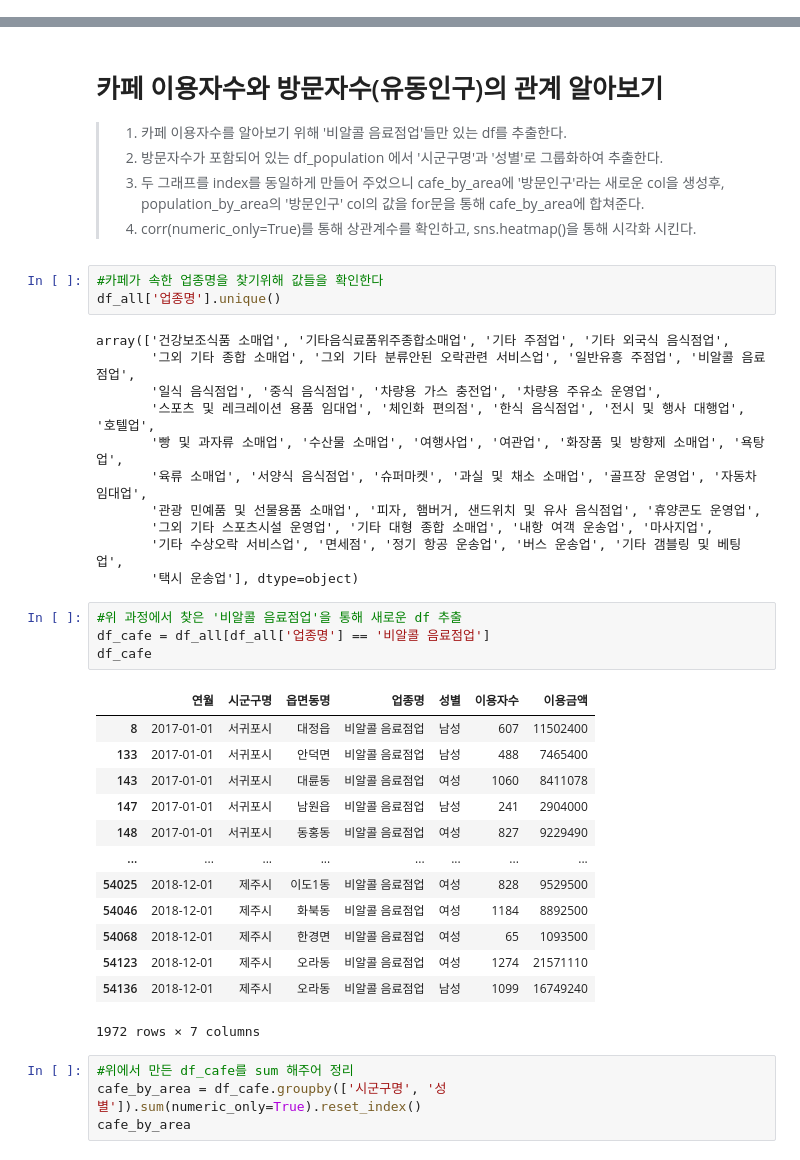
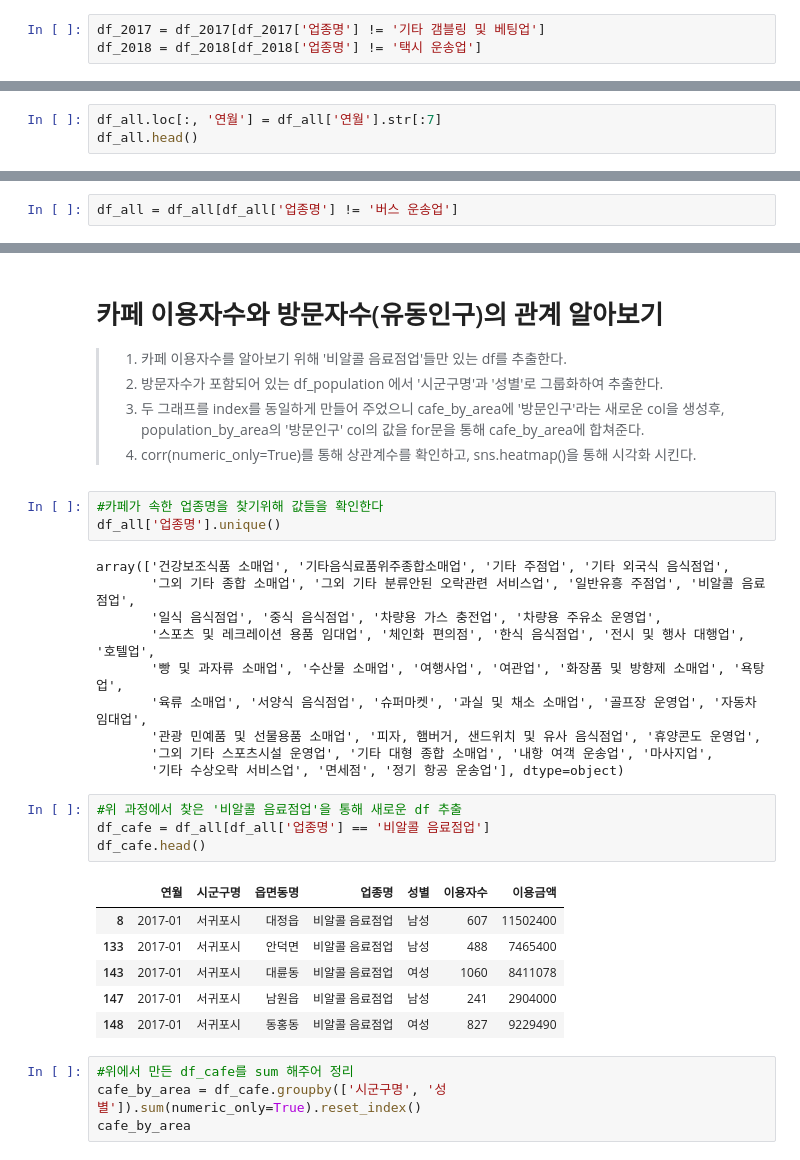
Before and after one commit to Suh0929/jupyter, a Jupyter notebook: jejudo_solo_project.ipynb, the cells around one changed output, grey strips where cells are left out. Saved outputs shown, nothing was run; the diff lists cells and outputs as text.

```diff
--- a/jejudo_solo_project.ipynb
+++ b/jejudo_solo_project.ipynb
@@ -167,3 +171,6 @@ df_population.describe(include='all')
+# %%
+df_2017 = df_2017[df_2017['업종명'] != '기타 갬블링 및 베팅업']
+df_2018 = df_2018[df_2018['업종명'] != '택시 운송업']
 # %% [markdown]
 ### df_2017 과 df_2018을 합치기
 - pandas 에서 수직('axis=0')이나 수평('axis=1')으로 연결할 수 있다.
@@ -226,0 +238,3 @@ df_all.describe(include='all')
+# %%
+df_all.loc[:, '연월'] = df_all['연월'].str[:7]
+df_all.head()
@@ -320,0 +370,2 @@ group_market.sort_values(by='이용금액', ascending=False).head(10)
+# %%
+df_all = df_all[df_all['업종명'] != '버스 운송업']
@@ -443,26 +514,18 @@ array(['건강보조식품 소매업', '기타음식료품위주종합소매업'
        '육류 소매업', '서양식 음식점업', '슈퍼마켓', '과실 및 채소 소매업', '골프장 운영업', '자동차 임대업',
        '관광 민예품 및 선물용품 소매업', '피자, 햄버거, 샌드위치 및 유사 음식점업', '휴양콘도 운영업',
        '그외 기타 스포츠시설 운영업', '기타 대형 종합 소매업', '내항 여객 운송업', '마사지업',
-       '기타 수상오락 서비스업', '면세점', '정기 항공 운송업', '버스 운송업', '기타 갬블링 및 베팅업',
-       '택시 운송업'], dtype=object)
+       '기타 수상오락 서비스업', '면세점', '정기 항공 운송업'], dtype=object)
 # %%
 #위 과정에서 찾은 '비알콜 음료점업'을 통해 새로운 df 추출
 df_cafe = df_all[df_all['업종명'] == '비알콜 음료점업']
-df_cafe
+df_cafe.head()
 # %% [output]
 |  | 연월 | 시군구명 | 읍면동명 | 업종명 | 성별 | 이용자수 | 이용금액 |
-| 8 | 2017-01-01 | 서귀포시 | 대정읍 | 비알콜 음료점업 | 남성 | 607 | 11502400 |
-| 133 | 2017-01-01 | 서귀포시 | 안덕면 | 비알콜 음료점업 | 남성 | 488 | 7465400 |
-| 143 | 2017-01-01 | 서귀포시 | 대륜동 | 비알콜 음료점업 | 여성 | 1060 | 8411078 |
-| 147 | 2017-01-01 | 서귀포시 | 남원읍 | 비알콜 음료점업 | 남성 | 241 | 2904000 |
-| 148 | 2017-01-01 | 서귀포시 | 동홍동 | 비알콜 음료점업 | 여성 | 827 | 9229490 |
-| ... | ... | ... | ... | ... | ... | ... | ... |
-| 54025 | 2018-12-01 | 제주시 | 이도1동 | 비알콜 음료점업 | 여성 | 828 | 9529500 |
-| 54046 | 2018-12-01 | 제주시 | 화북동 | 비알콜 음료점업 | 여성 | 1184 | 8892500 |
-| 54068 | 2018-12-01 | 제주시 | 한경면 | 비알콜 음료점업 | 여성 | 65 | 1093500 |
-| 54123 | 2018-12-01 | 제주시 | 오라동 | 비알콜 음료점업 | 여성 | 1274 | 21571110 |
-| 54136 | 2018-12-01 | 제주시 | 오라동 | 비알콜 음료점업 | 남성 | 1099 | 16749240 |
+| 8 | 2017-01 | 서귀포시 | 대정읍 | 비알콜 음료점업 | 남성 | 607 | 11502400 |
+| 133 | 2017-01 | 서귀포시 | 안덕면 | 비알콜 음료점업 | 남성 | 488 | 7465400 |
+| 143 | 2017-01 | 서귀포시 | 대륜동 | 비알콜 음료점업 | 여성 | 1060 | 8411078 |
+| 147 | 2017-01 | 서귀포시 | 남원읍 | 비알콜 음료점업 | 남성 | 241 | 2904000 |
+| 148 | 2017-01 | 서귀포시 | 동홍동 | 비알콜 음료점업 | 여성 | 827 | 9229490 |
-1972 rows × 7 columns
 # %%
 #위에서 만든 df_cafe를 sum 해주어 정리
 cafe_by_area = df_cafe.groupby(['시군구명', '성별']).sum(numeric_only=True).reset_index()
```
Also changed, not shown: parts of 26 cells of this notebook.
